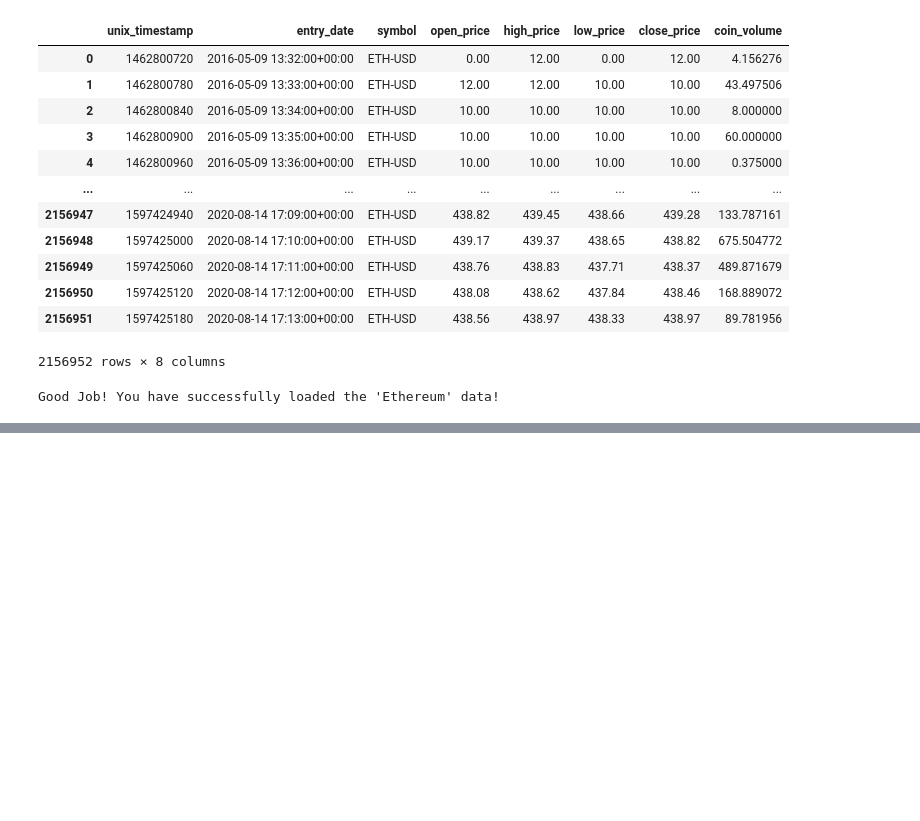
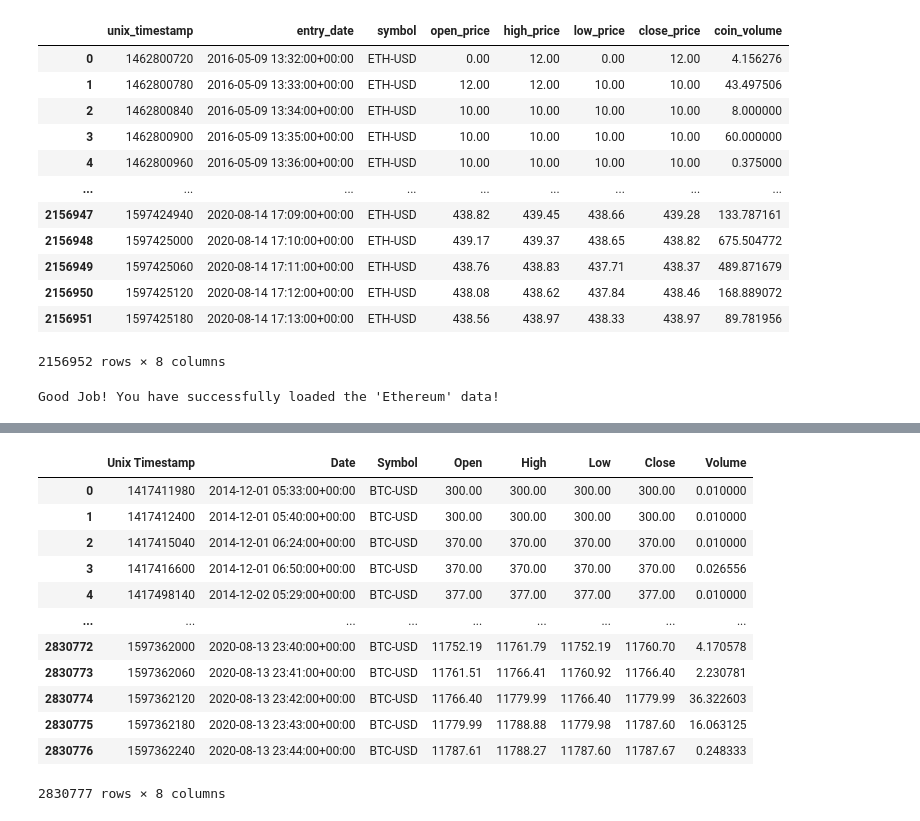
Before and after one commit to Gendo90/Crypto-Historical-Prices, a Jupyter notebook: ETH & BTC Load Into SQL.ipynb, the cells around one changed output, grey strips where cells are left out. Saved outputs shown, nothing was run; the diff lists cells and outputs as text; code cells hidden in the pictures; blank space fills up the shorter version.

```diff
--- a/ETH & BTC Load Into SQL.ipynb
+++ b/ETH & BTC Load Into SQL.ipynb
@@ -105,0 +119,27 @@ Good Job! You have successfully loaded the 'Ethereum' data!
+# %%
+#already connected to the database from when we loaded the Ethereum data above
+#so the first step is to load the Bitcoin .csv file into the notebook
+
+
+# load in Bitcoin csv file for the notebook, to be loaded into SQL
+btc_csv = './Bitcoin/IO/coinbaseUSD_1-min_data.csv'
+
+btc_df = pd.read_csv(btc_csv)
+
+#convert the "Date" column to datetime objects with timezones, because it is read in as text
+btc_df["Date"] = pd.to_datetime(btc_df["Date"], utc=True)
+btc_df
+# %% [output]
+|  | Unix Timestamp | Date | Symbol | Open | High | Low | Close | Volume |
+| 0 | 1417411980 | 2014-12-01 05:33:00+00:00 | BTC-USD | 300.00 | 300.00 | 300.00 | 300.00 | 0.010000 |
+| 1 | 1417412400 | 2014-12-01 05:40:00+00:00 | BTC-USD | 300.00 | 300.00 | 300.00 | 300.00 | 0.010000 |
+| 2 | 1417415040 | 2014-12-01 06:24:00+00:00 | BTC-USD | 370.00 | 370.00 | 370.00 | 370.00 | 0.010000 |
+| 3 | 1417416600 | 2014-12-01 06:50:00+00:00 | BTC-USD | 370.00 | 370.00 | 370.00 | 370.00 | 0.026556 |
+| 4 | 1417498140 | 2014-12-02 05:29:00+00:00 | BTC-USD | 377.00 | 377.00 | 377.00 | 377.00 | 0.010000 |
+| ... | ... | ... | ... | ... | ... | ... | ... | ... |
+| 2830772 | 1597362000 | 2020-08-13 23:40:00+00:00 | BTC-USD | 11752.19 | 11761.79 | 11752.19 | 11760.70 | 4.170578 |
+| 2830773 | 1597362060 | 2020-08-13 23:41:00+00:00 | BTC-USD | 11761.51 | 11766.41 | 11760.92 | 11766.40 | 2.230781 |
+| 2830774 | 1597362120 | 2020-08-13 23:42:00+00:00 | BTC-USD | 11766.40 | 11779.99 | 11766.40 | 11779.99 | 36.322603 |
+| 2830775 | 1597362180 | 2020-08-13 23:43:00+00:00 | BTC-USD | 11779.99 | 11788.88 | 11779.98 | 11787.60 | 16.063125 |
+| 2830776 | 1597362240 | 2020-08-13 23:44:00+00:00 | BTC-USD | 11787.61 | 11788.27 | 11787.60 | 11787.67 | 0.248333 |
+2830777 rows × 8 columns
```
Also changed, not shown: parts of 9 cells of this notebook.
